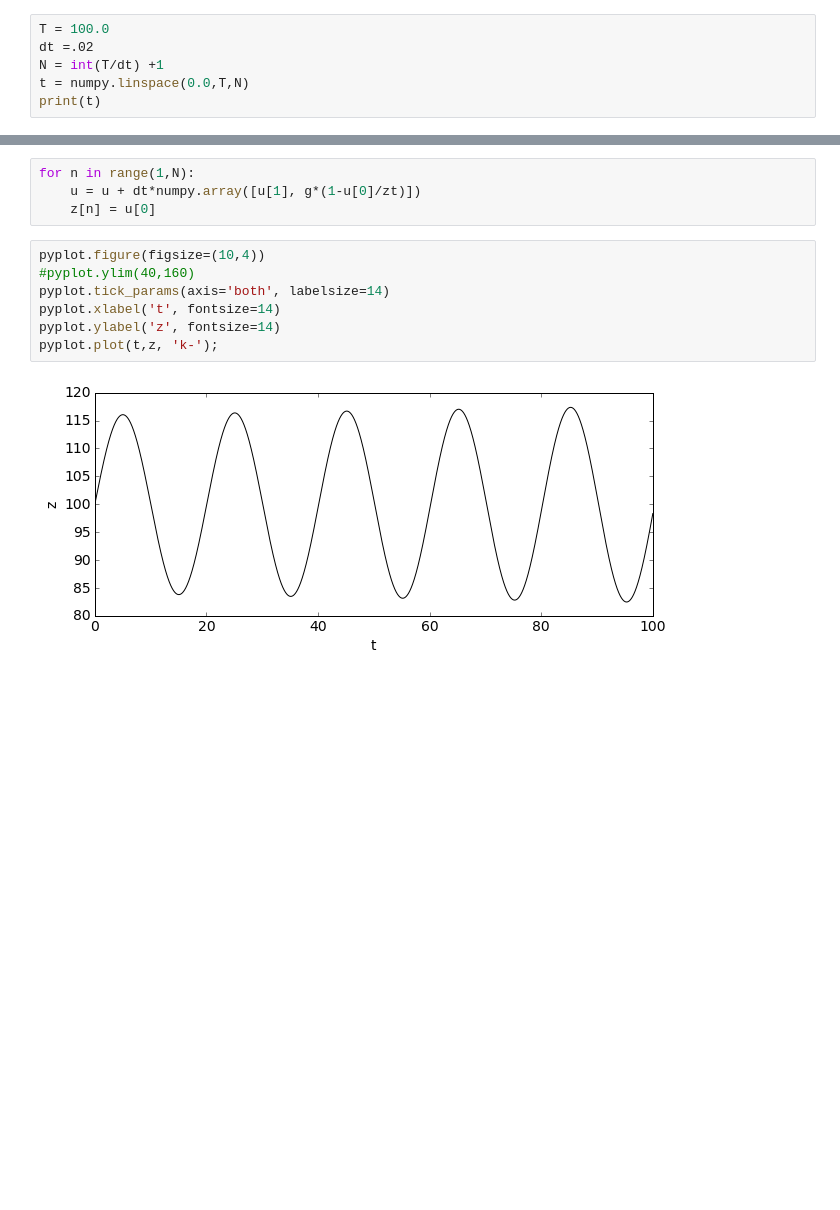
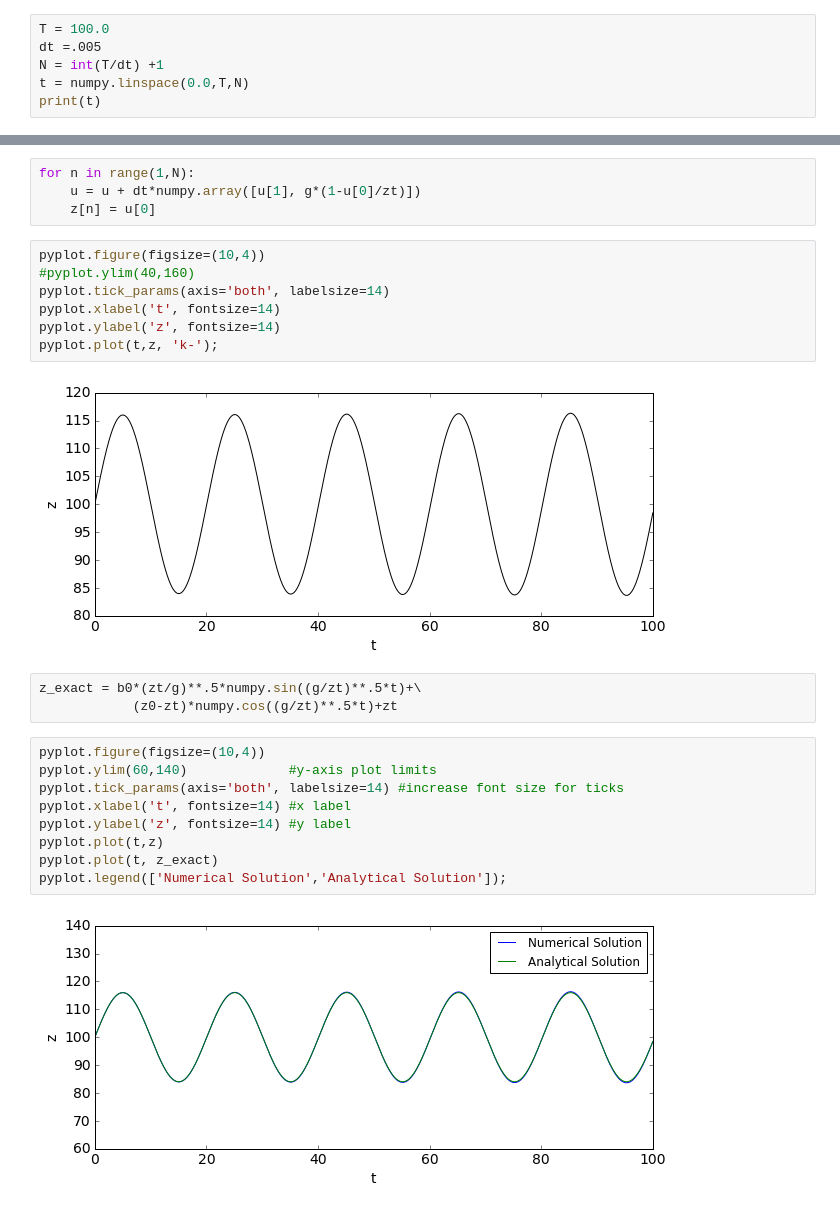
Before and after one commit to aditya3012/NumericalMethods, a Jupyter notebook: M1_Lesson2.ipynb, the cells around one changed output, grey strips where cells are left out. Drawn from its saved outputs; the diff is of its cells as text; blank space fills up the shorter version.

```diff
--- a/M1_Lesson2.ipynb
+++ b/M1_Lesson2.ipynb
@@ -5,7 +5,7 @@ from matplotlib import pyplot
 %matplotlib inline
 # %%
 T = 100.0
-dt =.02
+dt =.005
 N = int(T/dt) +1
 t = numpy.linspace(0.0,T,N)
 print(t)
@@ -44,4 +44,18 @@ pyplot.xlabel('t', fontsize=14)
 pyplot.ylabel('z', fontsize=14)
 pyplot.plot(t,z, 'k-');
 # %% [output]
-[figure, old version]
+[figure, new version]
+# %%
+z_exact = b0*(zt/g)**.5*numpy.sin((g/zt)**.5*t)+\
+            (z0-zt)*numpy.cos((g/zt)**.5*t)+zt
+# %%
+pyplot.figure(figsize=(10,4))
+pyplot.ylim(60,140)             #y-axis plot limits
+pyplot.tick_params(axis='both', labelsize=14) #increase font size for ticks
+pyplot.xlabel('t', fontsize=14) #x label
+pyplot.ylabel('z', fontsize=14) #y label
+pyplot.plot(t,z)
+pyplot.plot(t, z_exact)
+pyplot.legend(['Numerical Solution','Analytical Solution']);
+# %% [output]
+[figure, added]
```
Also changed, not shown: parts of 7 cells of this notebook.
